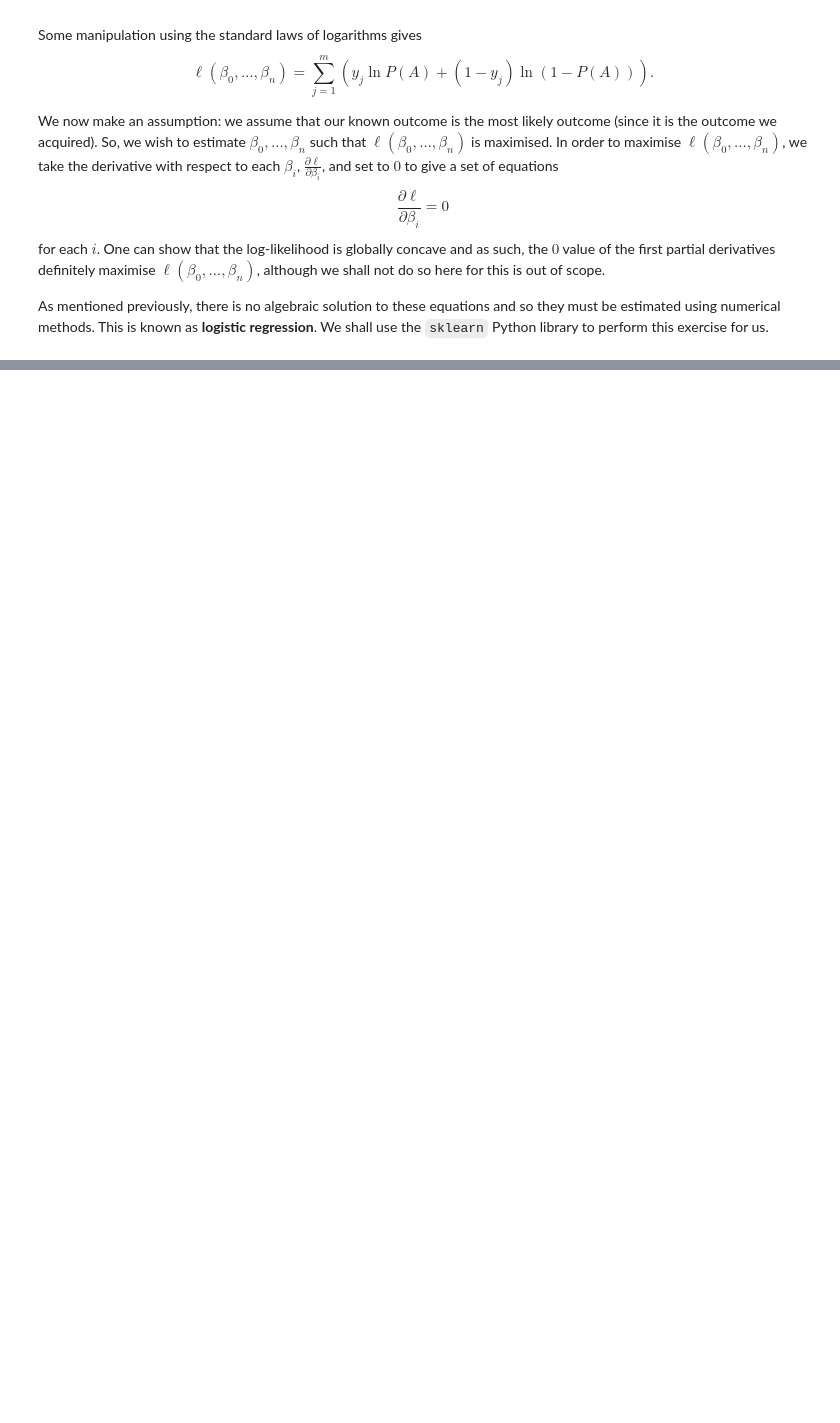
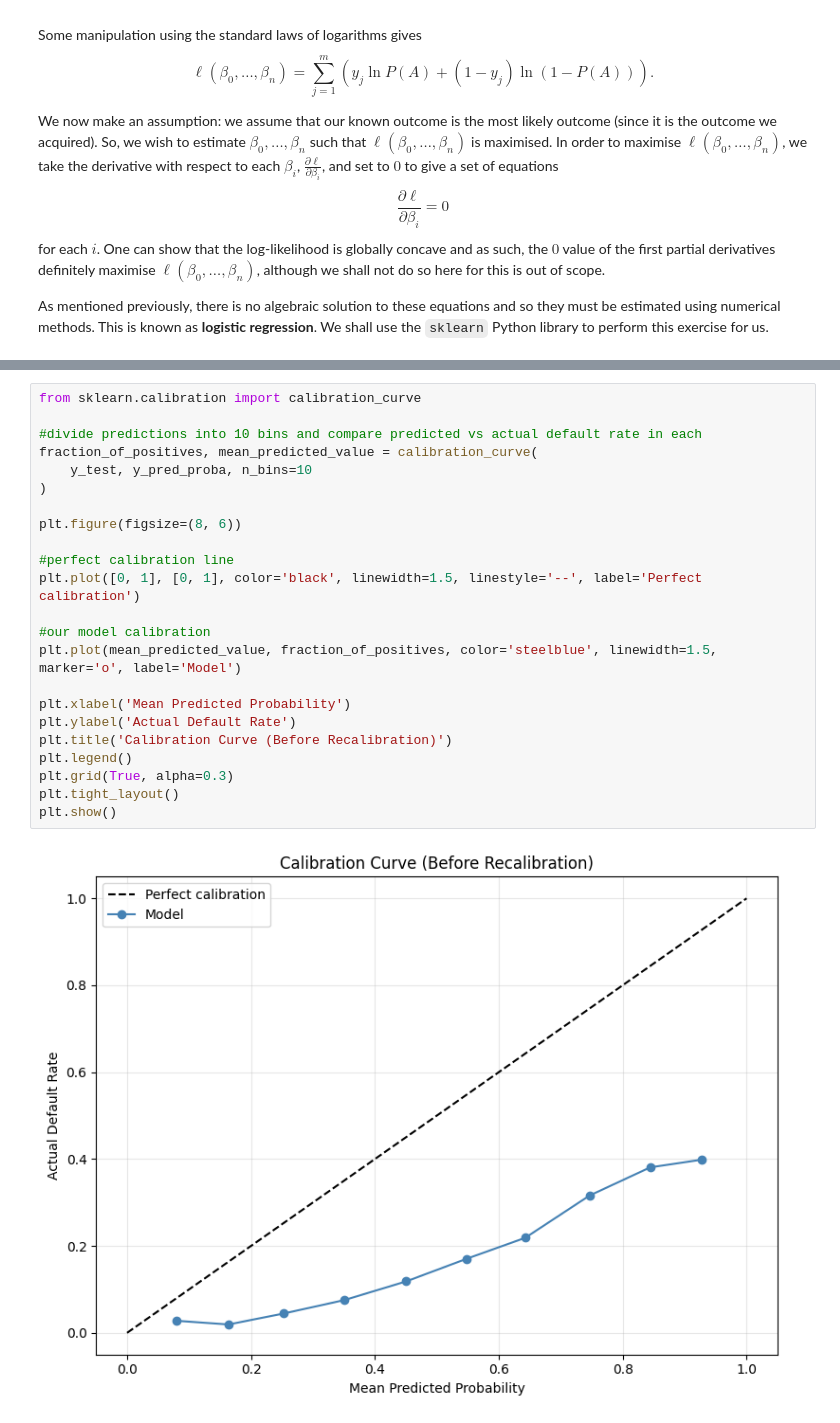
Before and after one commit to jacob1999r/credit-risk-model, a Jupyter notebook: 03_pd_model.ipynb, the cells around one changed output, grey strips where cells are left out. Drawn from its saved outputs; the diff is of its cells as text; blank space fills up the shorter version.

```diff
--- a/03_pd_model.ipynb
+++ b/03_pd_model.ipynb
@@ -122,0 +221,25 @@ Now that we understand the theory, we can begin to train our model. Let us perfo
+# %%
+from sklearn.calibration import calibration_curve
+
+#divide predictions into 10 bins and compare predicted vs actual default rate in each
+fraction_of_positives, mean_predicted_value = calibration_curve(
+    y_test, y_pred_proba, n_bins=10
+)
+
+plt.figure(figsize=(8, 6))
+
+#perfect calibration line
+plt.plot([0, 1], [0, 1], color='black', linewidth=1.5, linestyle='--', label='Perfect calibration')
+
+#our model calibration
+plt.plot(mean_predicted_value, fraction_of_positives, color='steelblue', linewidth=1.5, marker='o', label='Model')
+
+plt.xlabel('Mean Predicted Probability')
+plt.ylabel('Actual Default Rate')
+plt.title('Calibration Curve (Before Recalibration)')
+plt.legend()
+plt.grid(True, alpha=0.3)
+plt.tight_layout()
+plt.show()
+# %% [output]
+[figure, added]
```
Also changed, not shown: parts of 27 cells of this notebook.
